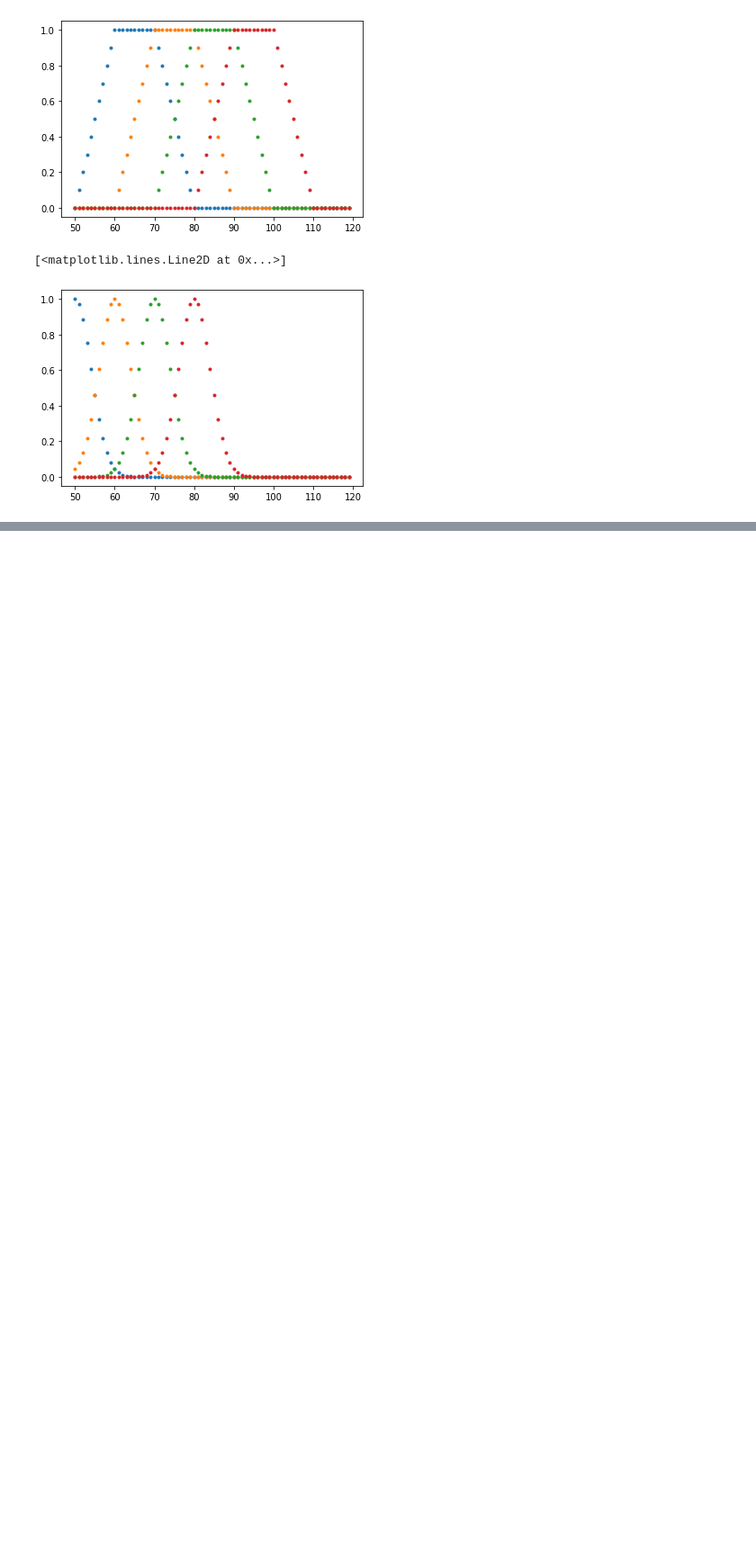
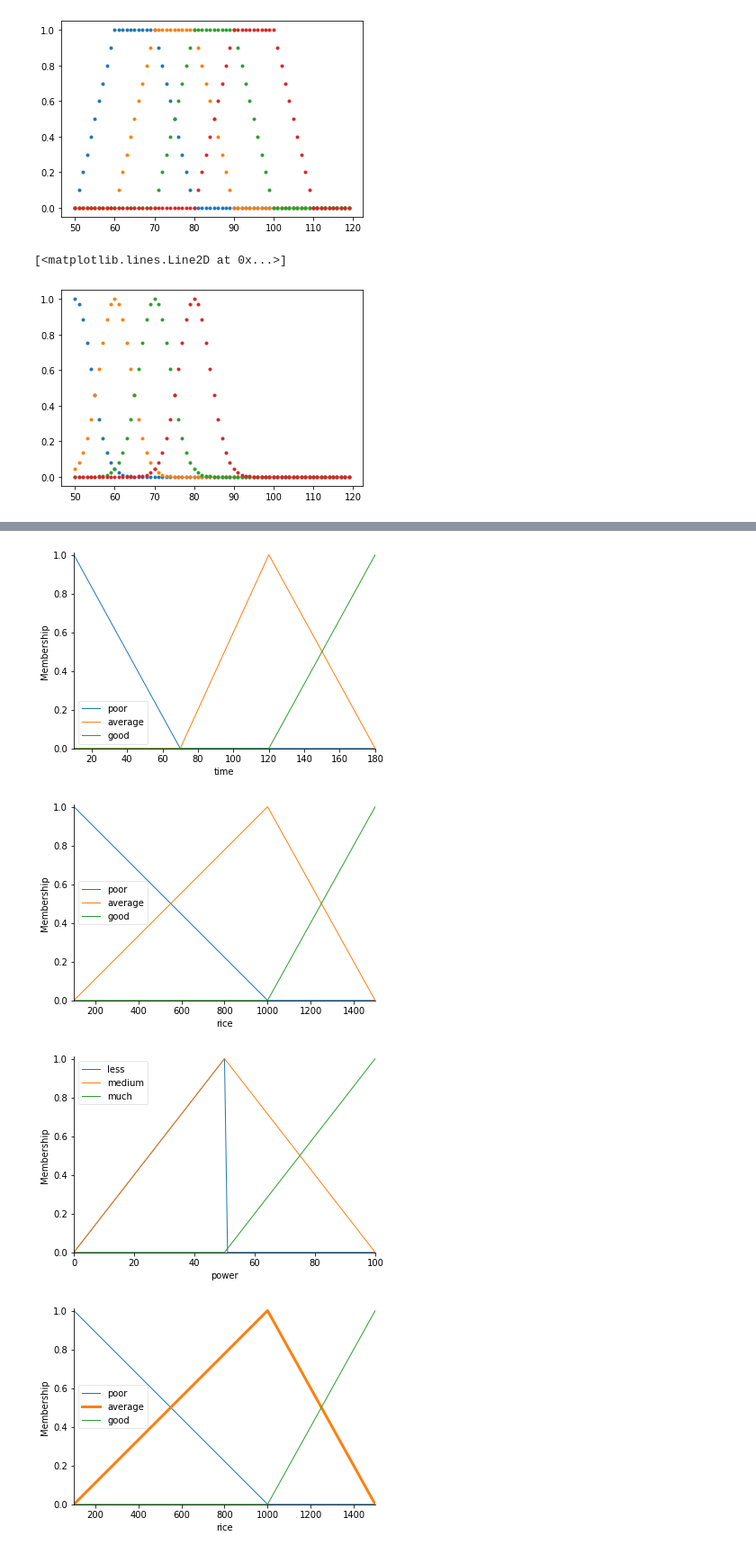
Before and after one commit to Steel3264/AI, a Jupyter notebook: AI_W4_25_2_23.ipynb, the cells around one changed output, grey strips where cells are left out. Shown at 90% size. Drawn from its saved outputs; the diff is of its cells as text; code cells hidden in the pictures; blank space fills up the shorter version.

```diff
--- a/AI_W4_25_2_23.ipynb
+++ b/AI_W4_25_2_23.ipynb
@@ -87,0 +88,43 @@ tip.view(sim = tipping)
+# %%
+time = ctrl.Antecedent(np.arange(10,181,1), 'time')
+rice = ctrl.Antecedent(np.arange(100,1501,1), 'rice')
+power = ctrl.Consequent(np.arange(0,101,1), 'power')
+
+time['poor'] = fuzz.trimf(time.universe, [10,10,70])
+time['average'] = fuzz.trimf(time.universe, [70,120,180])
+time['good'] = fuzz.trimf(time.universe, [120,180,180])
+rice['poor'] = fuzz.trimf(rice.universe, [100,100,1000])
+rice['average'] = fuzz.trimf(rice.universe, [100,1000,1500])
+rice['good'] = fuzz.trimf(rice.universe, [1000,1500,1500])
+power['less'] = fuzz.trimf(power.universe, [0,50,50])
+power['medium'] = fuzz.trimf(power.universe, [0,50,100])
+power['much'] = fuzz.trimf(power.universe, [50,100,100])
+
+time.view()
+rice.view()
+power.view()
+rice['average'].view()
+
+# rule1 = ctrl.Rule(food['poor'] & service['poor'],tip['less'])
+# rule2 = ctrl.Rule(food['poor'] & service['average'],tip['less'])
+# rule3 = ctrl.Rule(food['poor'] & service['good'],tip['medium'])
+# rule4 = ctrl.Rule(food['average'] & service['poor'],tip['less'])
+# rule5 = ctrl.Rule(food['average'] & service['average'],tip['medium'])
+# rule6 = ctrl.Rule(food['average'] & service['good'],tip['much'])
+# rule7 = ctrl.Rule(food['good'] & service['poor'],tip['medium'])
+# rule8 = ctrl.Rule(food['good'] & service['average'],tip['medium'])
+# rule9 = ctrl.Rule(food['good'] & service['good'],tip['much'])
+
+# tipping_ctrl = ctrl.ControlSystem([rule1,rule2,rule3,rule4,rule5,rule6,rule7,rule8,rule9])
+# tipping = ctrl.ControlSystemSimulation(tipping_ctrl)
+
+# tipping.input['food'] = 50
+# tipping.input['service'] = 50
+# tipping.compute()
+# print(tipping.output['tip'])
+# tip.view(sim = tipping)
+# %% [output]
+[figure, added]
+[figure, added]
+[figure, added]
+[figure, added]
```
Also changed, not shown: parts of 1 cell of this notebook.
